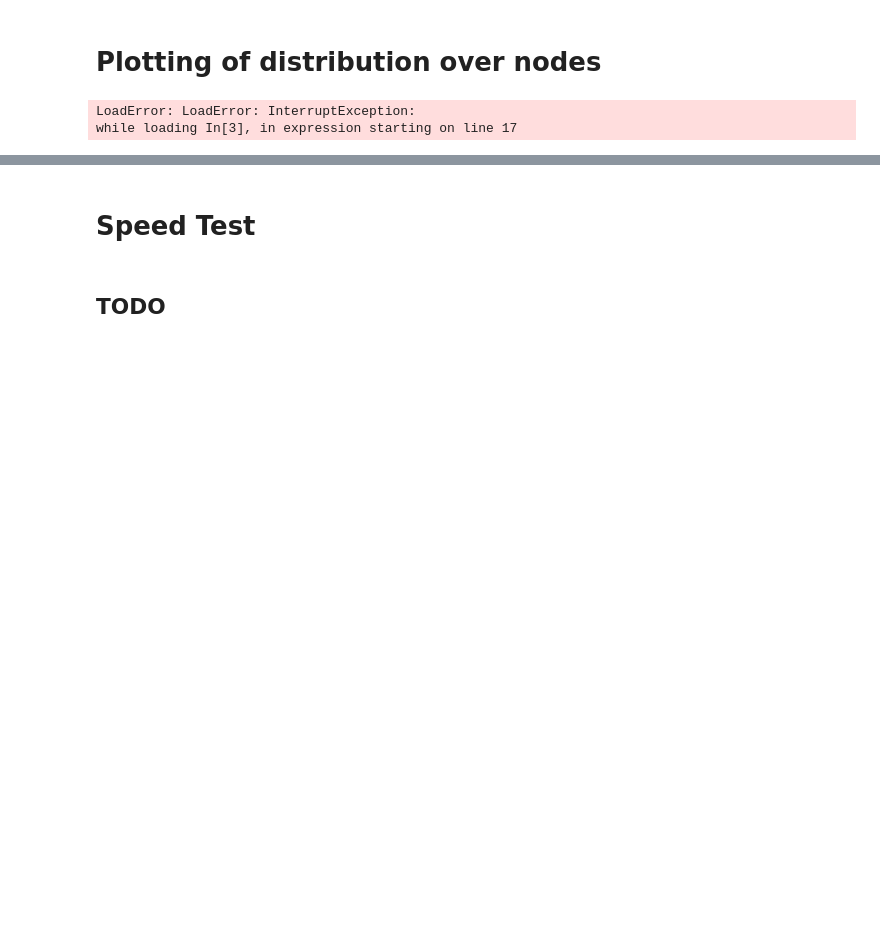
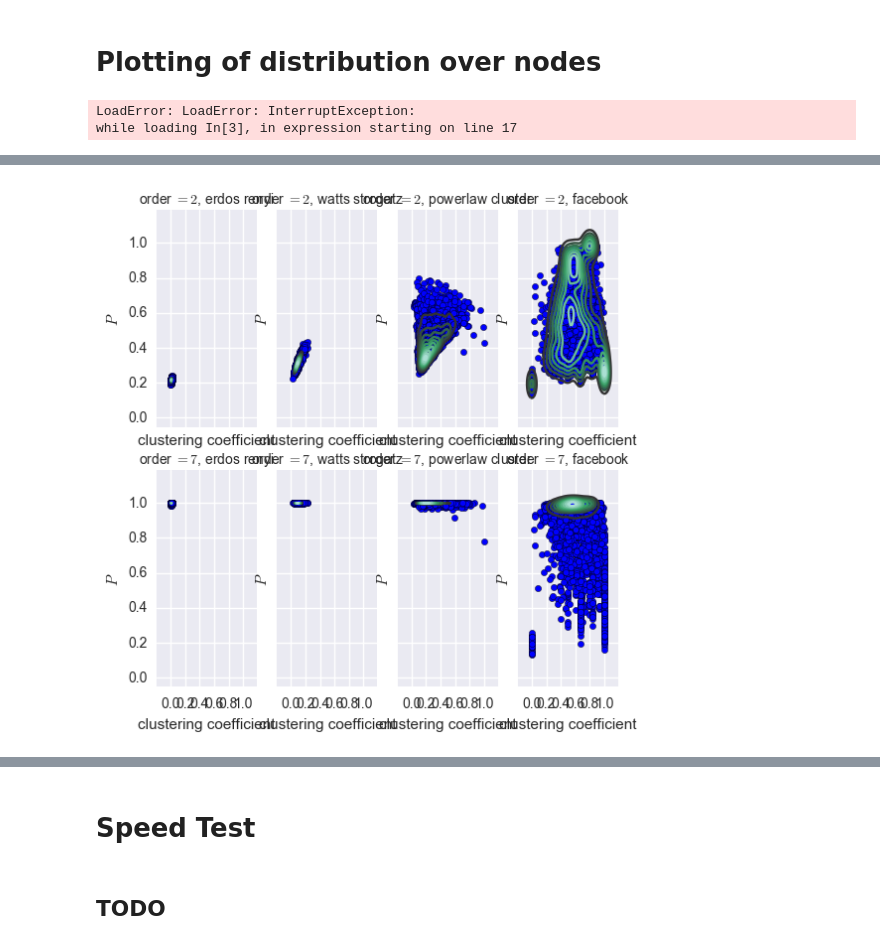
Before and after one commit to jnkh/indirect-rec, a Jupyter notebook: src/Indirect_rec_julia.ipynb, the cells around one changed output, grey strips where cells are left out. Cells and saved outputs as stored; diff of their text form; code cells hidden in the pictures; blank space fills up the shorter version.

```diff
--- a/src/Indirect_rec_julia.ipynb
+++ b/src/Indirect_rec_julia.ipynb
@@ -297,19 +311,21 @@ end
 # %%
 #PyPlot.figure()
 #PyPlot.plot([1,2,3],[1,2,3])
 #PyPlot.show()
-f, axes = subplots(2, 3, figsize=(6, 6), sharex=true, sharey=true)
+f, axes = subplots(length(n_range), length(graph_type_range), figsize=(6, 6), sharex=true, sharey=true)
 for (i,n) in enumerate(n_range)
     for (j,graph_type) in enumerate(graph_type_range)
         ax = axes[i,j]
         ax[:scatter](convert(Array{Float64,1},hist_all_clustering[i,j]),convert(Array{Float64,1},hist_all_thresholds[i,j]))
         sns.kdeplot(convert(Array{Float64,1},hist_all_clustering[i,j]),convert(Array{Float64,1},hist_all_thresholds[i,j]),ax=ax)
 
         ax[:set_xlabel]("clustering coefficient")
         ax[:set_ylabel](L"$P$")
         ax[:set_title](latexstring("order \$= $n\$, $(graph_name_range[j])"),size=10)
     end
 end
 
 #show()
+# %% [output]
+[figure, added]
 # %%
```
Also changed, not shown: parts of 19 cells of this notebook, 4 other files.
